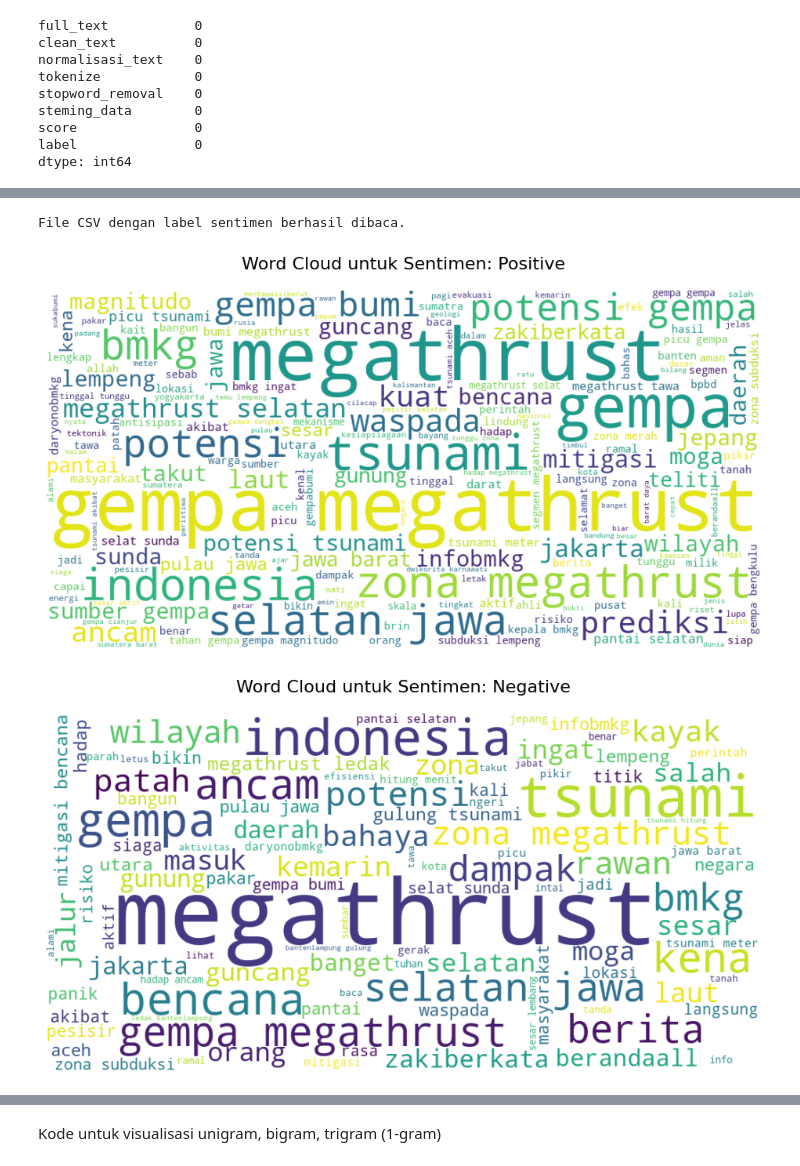
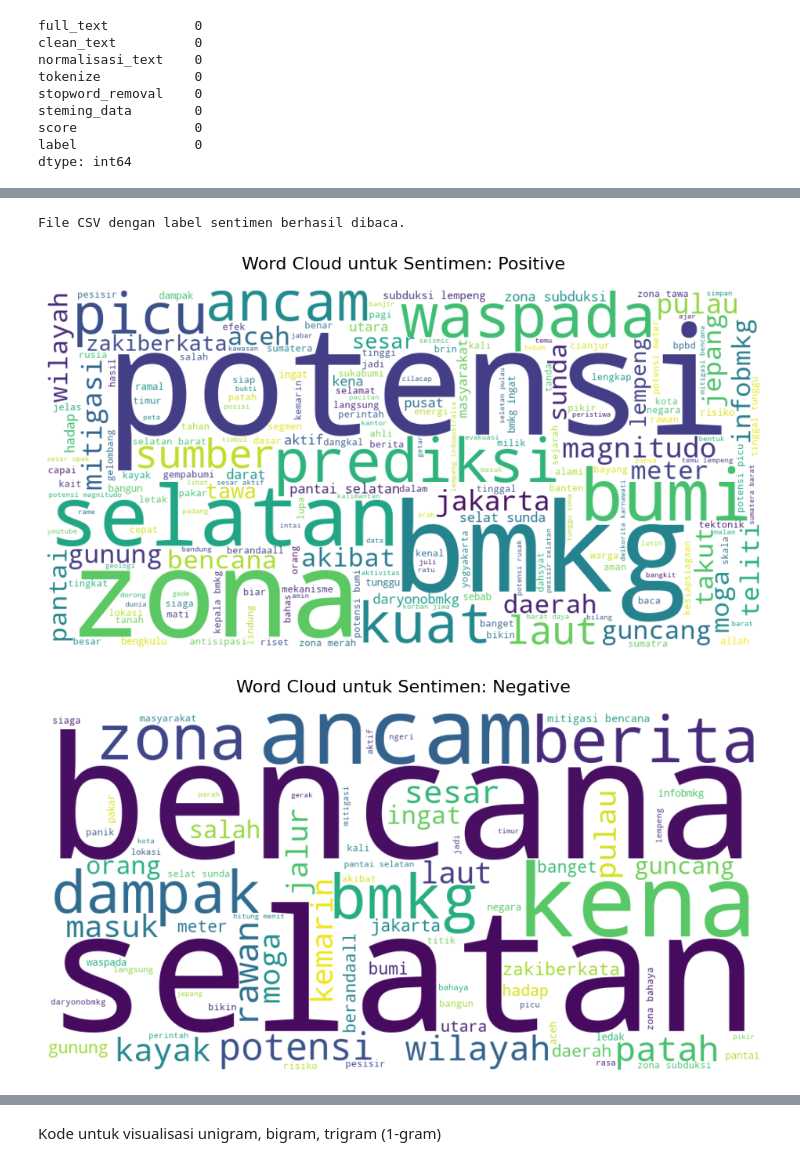
Before and after one commit to rixxx1810/Analisis-Sentimen-PemTeks, a Jupyter notebook: main.ipynb, the cells around one changed output, grey strips where cells are left out. Drawn from its saved outputs; the diff is of its cells as text; code cells hidden in the pictures.

```diff
--- a/main.ipynb
+++ b/main.ipynb
@@ -660,0 +662,37 @@ Soal
+# %%
+# 3. Penghapusan kata tema (megatrust, indonesia, dll) yang tidak mengandung sentimen
+import pandas as pd
+import re
+import os  # Tambahkan ini untuk manipulasi path
+
+# 1. Baca dataset
+df = pd.read_csv('./dataset/DatasetTahap6HasilPelabelan.csv')
+
+# 2. Daftar kata yang ingin dihapus
+hapus_kata = ['megathrust', 'gempa', 'tsunami', 'indonesia', 'jawa']
+
+# 3. Buat pola regex (case-insensitive)
+pola = r'\b(?:' + '|'.join(map(re.escape, hapus_kata)) + r')\b'
+
+# 4. Hapus kata dari kolom 'steming_data'
+df['steming_data'] = df['steming_data'].astype(str).str.replace(pola, '', regex=True, case=False)
+
+# 5. Bersihkan spasi ganda yang tersisa
+df['steming_data'] = df['steming_data'].str.replace(r'\s+', ' ', regex=True).str.strip()
+
+# 6. Simpan hasilnya ke file baru
+folder_tujuan = 'dataset'
+nama_file_output = 'DatasetTahap7HapusKata.csv'
+path_output = os.path.join(folder_tujuan, nama_file_output)
+
+# Pastikan folder tujuan ada
+os.makedirs(folder_tujuan, exist_ok=True)
+
+# Simpan hasil
+df.to_csv(path_output, index=False, encoding='utf-8')
+
+print(f"\n✅ Sukses! File disimpan di:")
+print(f"'{path_output}'")
+
+# 7. Lihat hasil
+print(df.head())
@@ -690,33 +746,33 @@ def buat_wordcloud_sentimen(df, sentimen):
     plt.imshow(wordcloud, interpolation='bilinear')
     plt.axis("off")
     # Judul dinamis sesuai sentimen
     plt.title(f"Word Cloud untuk Sentimen: {sentimen.capitalize()}", fontsize=16, pad=20)
     plt.tight_layout(pad=0)
     plt.show()
 
 # --- CONTOH PENGGUNAAN ---
 
 try:
     # 1. Muat data yang sudah memiliki label sentimen
     # Pastikan file ini berisi kolom 'steming_data' dan 'label'
-    data = pd.read_csv("dataset/DatasetTahap6HasilPelabelan.csv")
+    data = pd.read_csv("dataset/DatasetTahap7HapusKata.csv")
     print("File CSV dengan label sentimen berhasil dibaca.")
 
     # Pastikan tidak ada nilai kosong di kolom yang relevan
     data.dropna(subset=['steming_data', 'label'], inplace=True)
 
     # 2. Daftar sentimen yang ingin divisualisasikan
     daftar_sentimen = ['positive', 'negative', 'neutral']
 
     # 3. Buat Word Cloud untuk setiap sentimen dalam daftar
     for sentimen in daftar_sentimen:
         buat_wordcloud_sentimen(data, sentimen)
 
 except FileNotFoundError:
     print("Error: File 'dataset/DatasetTahap6HasilPelabelan.csv' tidak ditemukan.")
 except KeyError:
     print("Error: Pastikan file CSV Anda memiliki kolom 'steming_data' dan 'label'.")
 # %% [output]
 File CSV dengan label sentimen berhasil dibaca.
-[figure, old version]
+[figure, new version]
-[figure, old version]
+[figure, new version]
```
Also changed, not shown: parts of 6 cells of this notebook, 1 other file.
